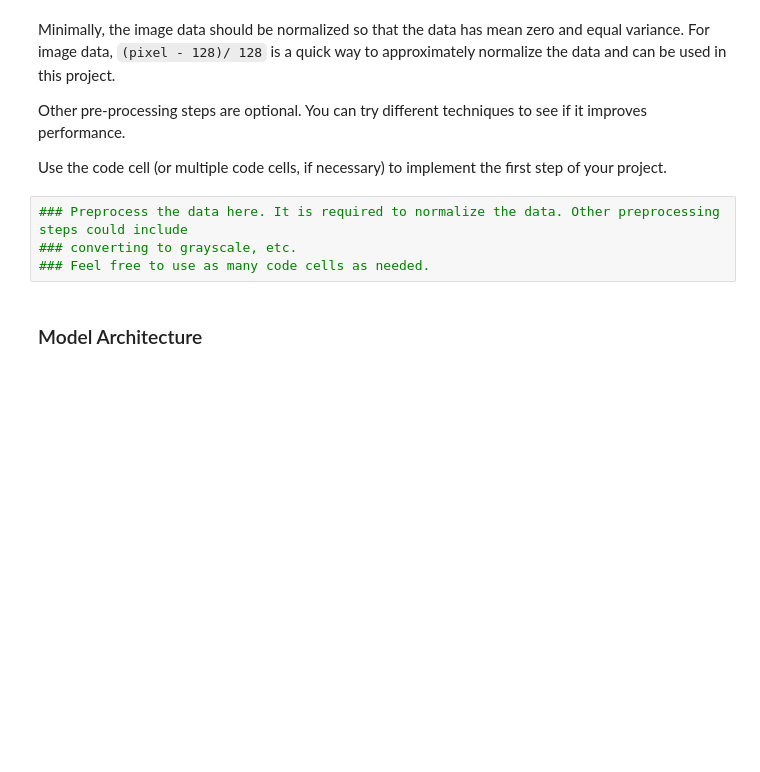
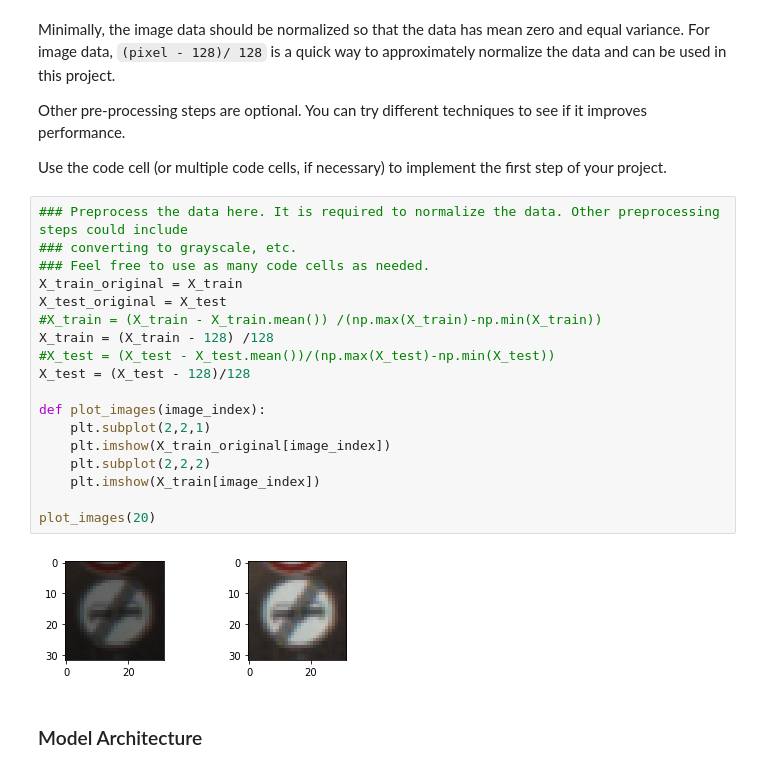
Before and after one commit to HenriHeinonen/CarND-Traffic-Sign-Classifier-Project, a Jupyter notebook: Traffic_Sign_Classifier.ipynb, the cells around one changed output. Drawn from its saved outputs; the diff is of its cells as text; blank space fills up the shorter version.

```diff
--- a/Traffic_Sign_Classifier.ipynb
+++ b/Traffic_Sign_Classifier.ipynb
@@ -188,7 +195,23 @@ Use the code cell (or multiple code cells, if necessary) to implement the first
 # %%
 ### Preprocess the data here. It is required to normalize the data. Other preprocessing steps could include
 ### converting to grayscale, etc.
 ### Feel free to use as many code cells as needed.
+X_train_original = X_train
+X_test_original = X_test
+#X_train = (X_train - X_train.mean()) /(np.max(X_train)-np.min(X_train))
+X_train = (X_train - 128) /128
+#X_test = (X_test - X_test.mean())/(np.max(X_test)-np.min(X_test))
+X_test = (X_test - 128)/128
+
+def plot_images(image_index):
+    plt.subplot(2,2,1)
+    plt.imshow(X_train_original[image_index])
+    plt.subplot(2,2,2)
+    plt.imshow(X_train[image_index])
+
+plot_images(20)
+# %% [output]
+[figure, added]
 # %% [markdown]
 ### Model Architecture
 # %%
```
Also changed, not shown: parts of 3 cells of this notebook.
